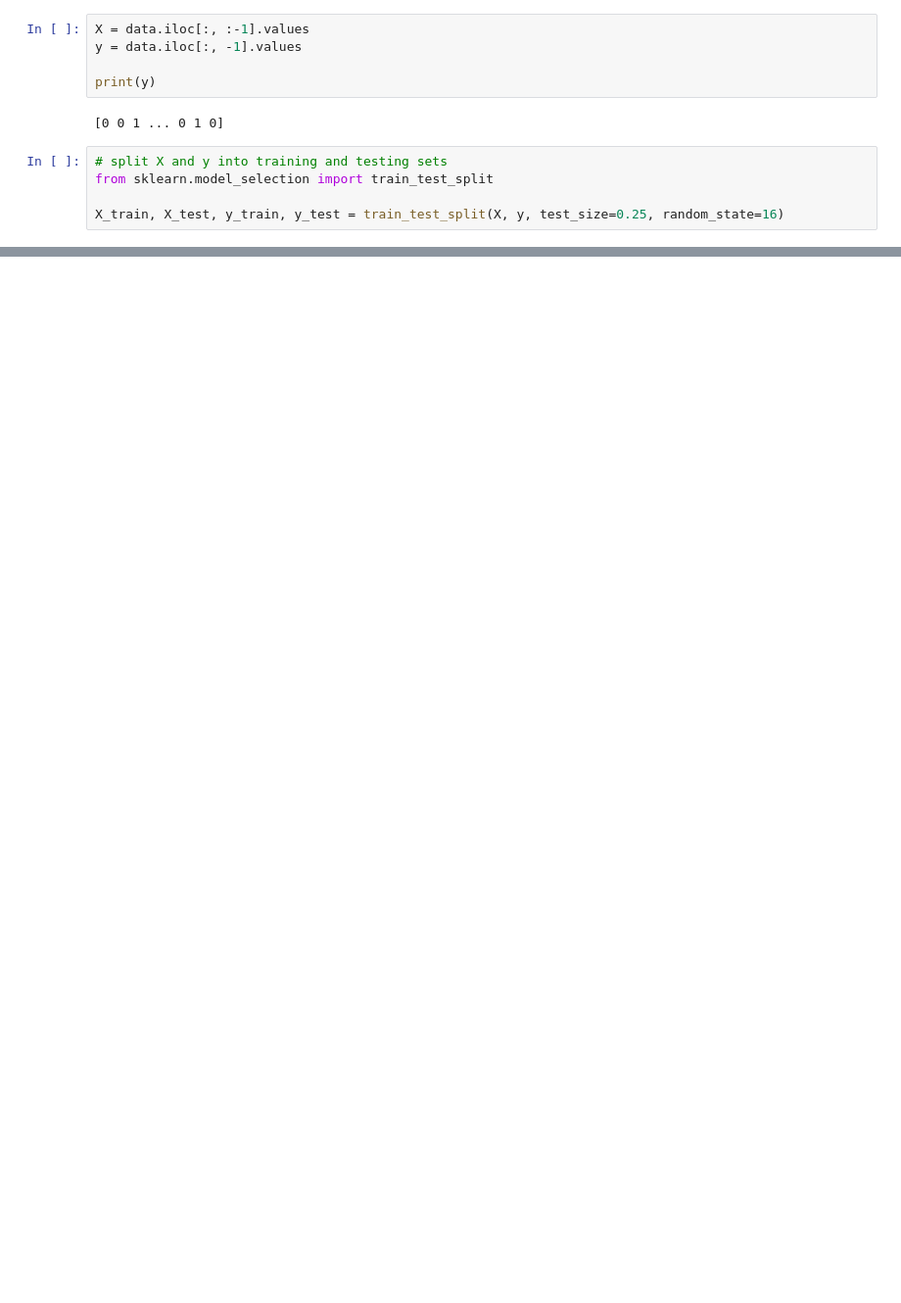
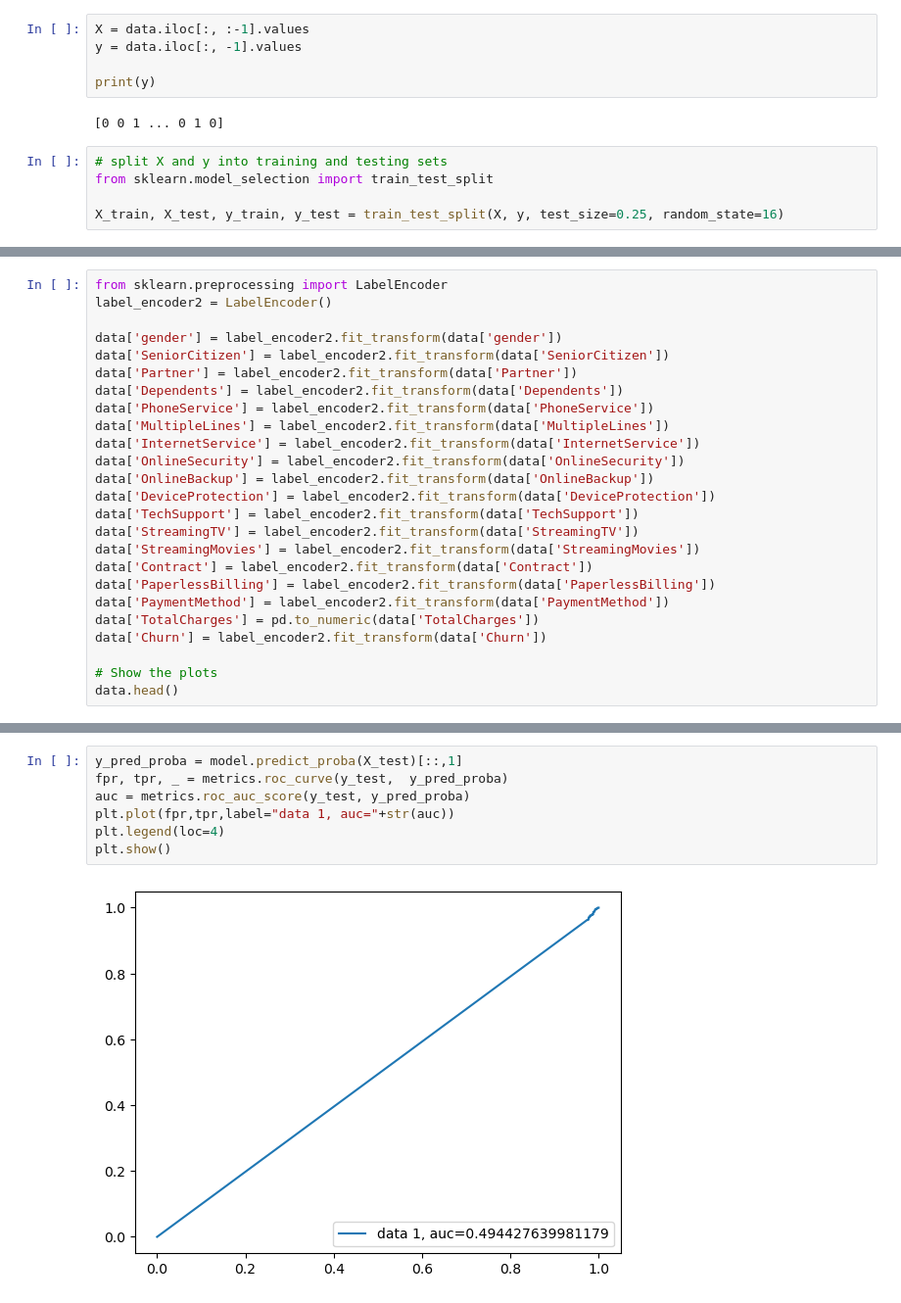
Before and after one commit to Marsh16/AFL1_Evelyn_Marsha_ML, a Jupyter notebook: AFL1_Evelyn_Marsha.ipynb, the cells around one changed output, grey strips where cells are left out. Shown at 98% size. Drawn from its saved outputs; the diff is of its cells as text; blank space fills up the shorter version.

```diff
--- a/AFL1_Evelyn_Marsha.ipynb
+++ b/AFL1_Evelyn_Marsha.ipynb
@@ -369,0 +401,25 @@ logloss
+# %%
+from sklearn.preprocessing import LabelEncoder
+label_encoder2 = LabelEncoder()
+
+data['gender'] = label_encoder2.fit_transform(data['gender'])
+data['SeniorCitizen'] = label_encoder2.fit_transform(data['SeniorCitizen'])
+data['Partner'] = label_encoder2.fit_transform(data['Partner'])
+data['Dependents'] = label_encoder2.fit_transform(data['Dependents'])
+data['PhoneService'] = label_encoder2.fit_transform(data['PhoneService'])
+data['MultipleLines'] = label_encoder2.fit_transform(data['MultipleLines'])
+data['InternetService'] = label_encoder2.fit_transform(data['InternetService'])
+data['OnlineSecurity'] = label_encoder2.fit_transform(data['OnlineSecurity'])
+data['OnlineBackup'] = label_encoder2.fit_transform(data['OnlineBackup'])
+data['DeviceProtection'] = label_encoder2.fit_transform(data['DeviceProtection'])
+data['TechSupport'] = label_encoder2.fit_transform(data['TechSupport'])
+data['StreamingTV'] = label_encoder2.fit_transform(data['StreamingTV'])
+data['StreamingMovies'] = label_encoder2.fit_transform(data['StreamingMovies'])
+data['Contract'] = label_encoder2.fit_transform(data['Contract'])
+data['PaperlessBilling'] = label_encoder2.fit_transform(data['PaperlessBilling'])
+data['PaymentMethod'] = label_encoder2.fit_transform(data['PaymentMethod'])
+data['TotalCharges'] = pd.to_numeric(data['TotalCharges'])
+data['Churn'] = label_encoder2.fit_transform(data['Churn'])
+
+# Show the plots
+data.head()
@@ -369,0 +527,9 @@ logloss
+# %%
+y_pred_proba = model.predict_proba(X_test)[::,1]
+fpr, tpr, _ = metrics.roc_curve(y_test,  y_pred_proba)
+auc = metrics.roc_auc_score(y_test, y_pred_proba)
+plt.plot(fpr,tpr,label="data 1, auc="+str(auc))
+plt.legend(loc=4)
+plt.show()
+# %% [output]
+[figure, added]
```
Also changed, not shown: parts of 25 cells of this notebook.
